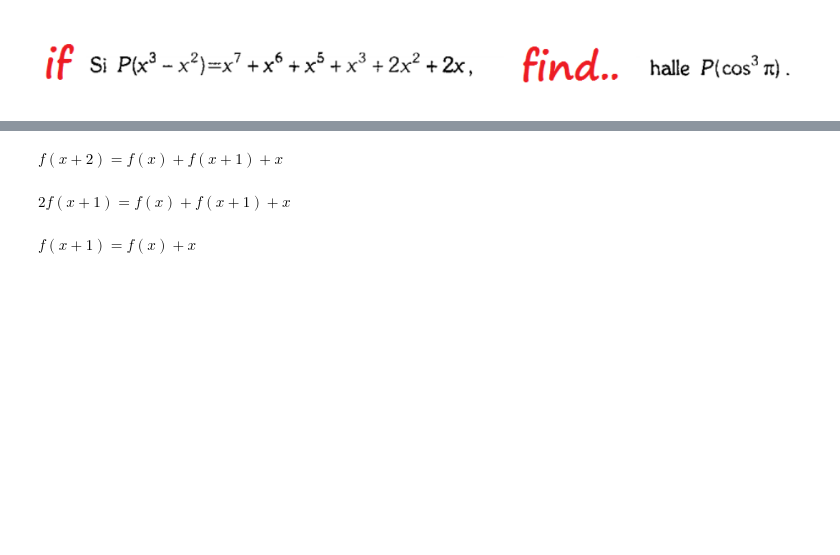
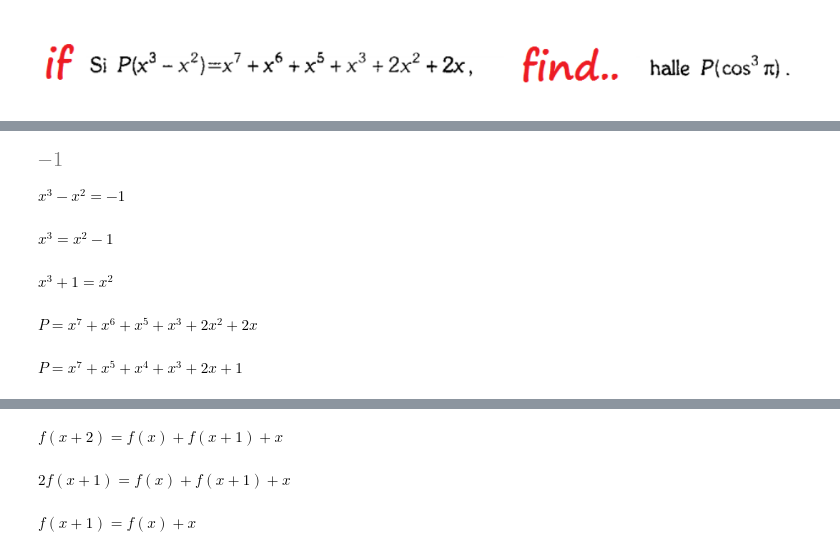
Before and after one commit to aldotb/Algebra-Math-Symbolic-Biblie, a Jupyter notebook: 10430 Polynomial_Functions.ipynb, the cells around one changed output, grey strips where cells are left out. Saved outputs shown, nothing was run; the diff lists cells and outputs as text; code cells hidden in the pictures; blank space fills up the shorter version.

```diff
--- a/10430 Polynomial_Functions.ipynb
+++ b/10430 Polynomial_Functions.ipynb
@@ -99,0 +8,24 @@ from  libaldomath  import *
+# %%
+(cos(pi))**3
+# %% [output]
+[figure, added]
+# %%
+Q1=MQ(x**3-x**2,-1)
+# %% [output]
+$\displaystyle x^{3} - x^{2} = -1$
+# %%
+Q1.Add(x*x)
+# %% [output]
+$\displaystyle x^{3} = x^{2} - 1$
+# %%
+Q1.Add(1)
+# %% [output]
+$\displaystyle x^{3} + 1 = x^{2}$
+# %%
+P=MyEq(x**7+x**6+x**5+x**3+2*x*x+2*x ,'P')
+# %% [output]
+$\displaystyle P =x^{7} + x^{6} + x^{5} + x^{3} + 2 x^{2} + 2 x$
+# %%
+P.subs(x**6,x**4-2*x*x+1)
+# %% [output]
+$\displaystyle P =x^{7} + x^{5} + x^{4} + x^{3} + 2 x + 1$
```
Also changed, not shown: parts of 87 cells of this notebook, 8 other files.
